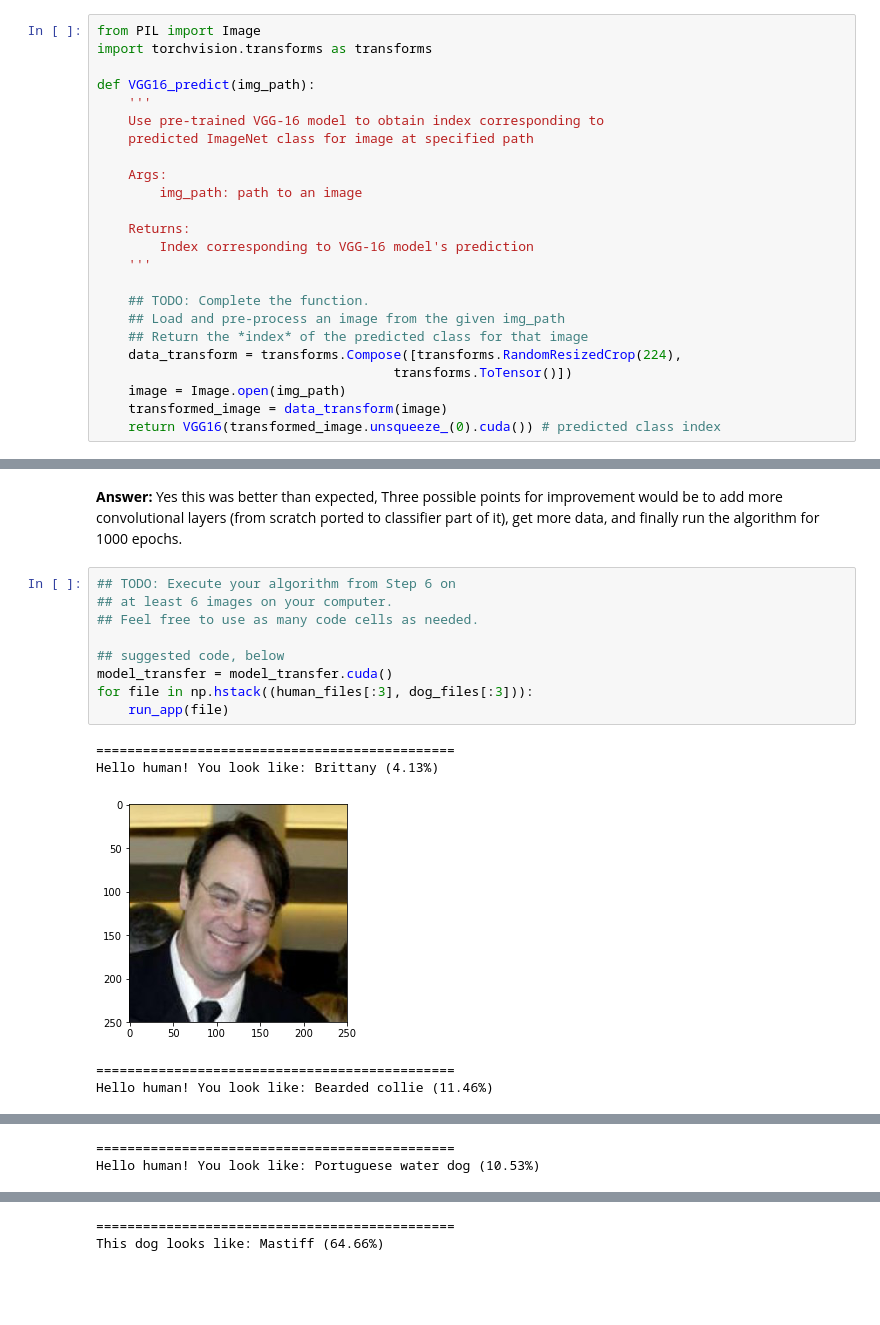
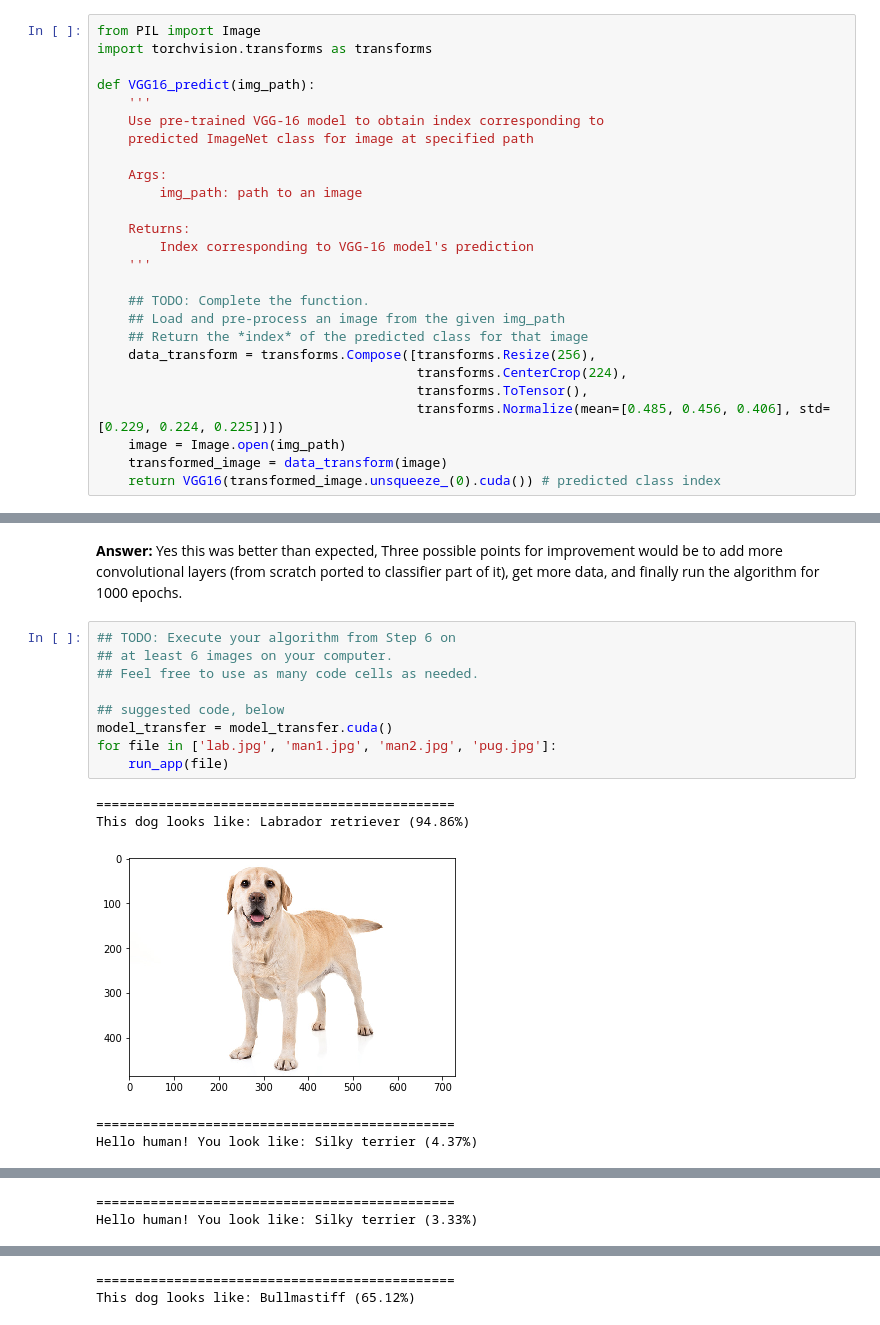
Before and after one commit to angelusualle/deep_learning, a Jupyter notebook: project-dog-classification/dog_app.ipynb, the cells around one changed output, grey strips where cells are left out. Saved outputs shown, nothing was run; the diff lists cells and outputs as text; blank space fills up the shorter version.

```diff
--- a/project-dog-classification/dog_app.ipynb
+++ b/project-dog-classification/dog_app.ipynb
@@ -210,8 +210,10 @@ def VGG16_predict(img_path):
     ## TODO: Complete the function.
     ## Load and pre-process an image from the given img_path
     ## Return the *index* of the predicted class for that image
-    data_transform = transforms.Compose([transforms.RandomResizedCrop(224),
-                                      transforms.ToTensor()])
+    data_transform = transforms.Compose([transforms.Resize(256),
+                                         transforms.CenterCrop(224),
+                                         transforms.ToTensor(),
+                                         transforms.Normalize(mean=[0.485, 0.456, 0.406], std=[0.229, 0.224, 0.225])])
     image = Image.open(img_path)
     transformed_image = data_transform(image)
     return VGG16(transformed_image.unsqueeze_(0).cuda()) # predicted class index
@@ -769,15 +771,15 @@ __Answer:__ Yes this was better than expected, Three possible points for improve
 # %%
 ## TODO: Execute your algorithm from Step 6 on
 ## at least 6 images on your computer.
 ## Feel free to use as many code cells as needed.
 
 ## suggested code, below
 model_transfer = model_transfer.cuda()
-for file in np.hstack((human_files[:3], dog_files[:3])):
+for file in ['lab.jpg', 'man1.jpg', 'man2.jpg', 'pug.jpg']:
     run_app(file)
 # %% [output]
 ==============================================
-Hello human! You look like: Brittany (4.13%)
+This dog looks like: Labrador retriever (94.86%)
-[figure, old version]
+[figure, new version]
 ==============================================
-Hello human! You look like: Bearded collie (11.46%)
+Hello human! You look like: Silky terrier (4.37%)
@@ -785,2 +787,2 @@ Hello human! You look like: Bearded collie (11.46%)
 ==============================================
-Hello human! You look like: Portuguese water dog (10.53%)
+Hello human! You look like: Silky terrier (3.33%)
@@ -788,2 +790,2 @@ Hello human! You look like: Portuguese water dog (10.53%)
 ==============================================
-This dog looks like: Mastiff (64.66%)
+This dog looks like: Bullmastiff (65.12%)
```
Also changed, not shown: parts of 8 cells of this notebook, 1 other file.
